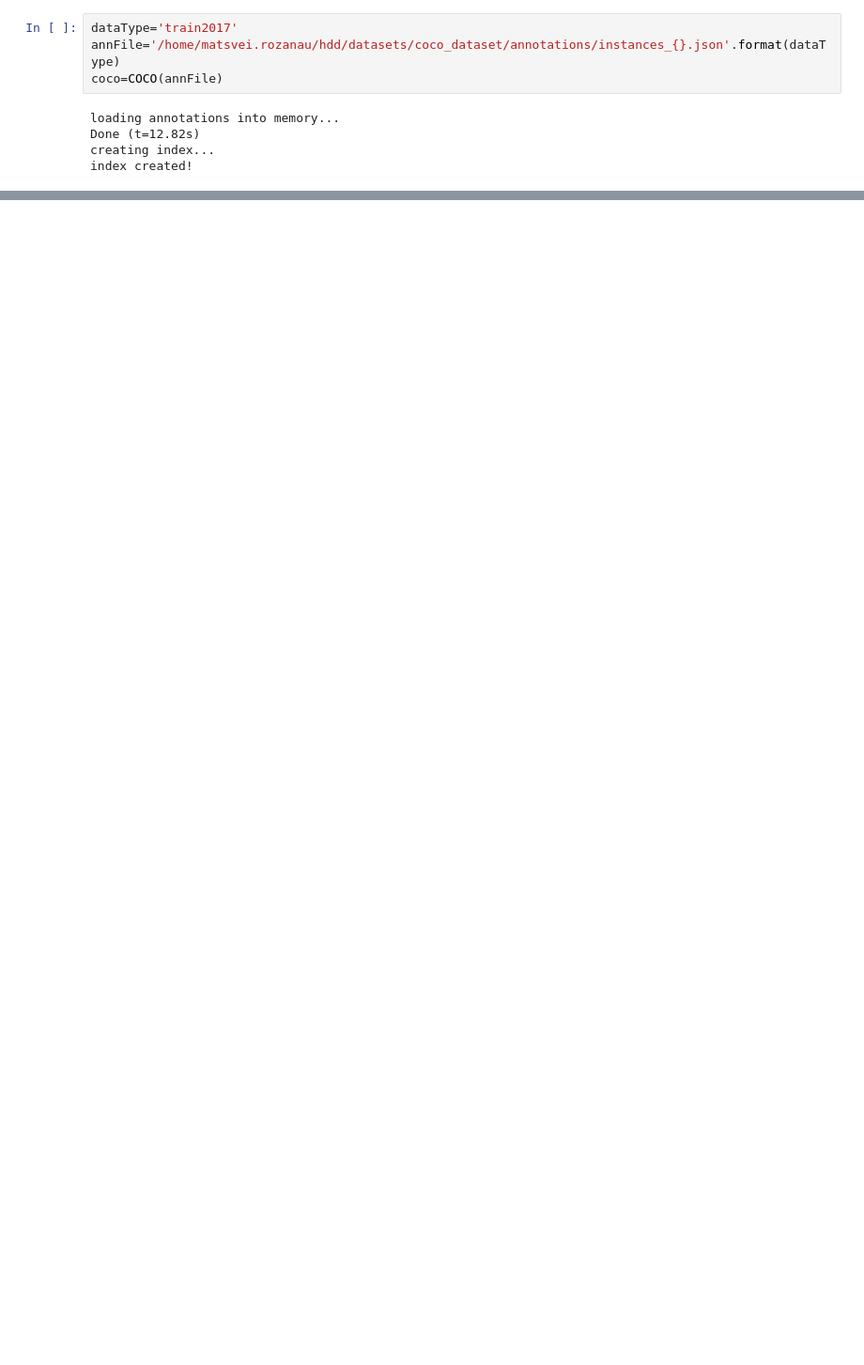
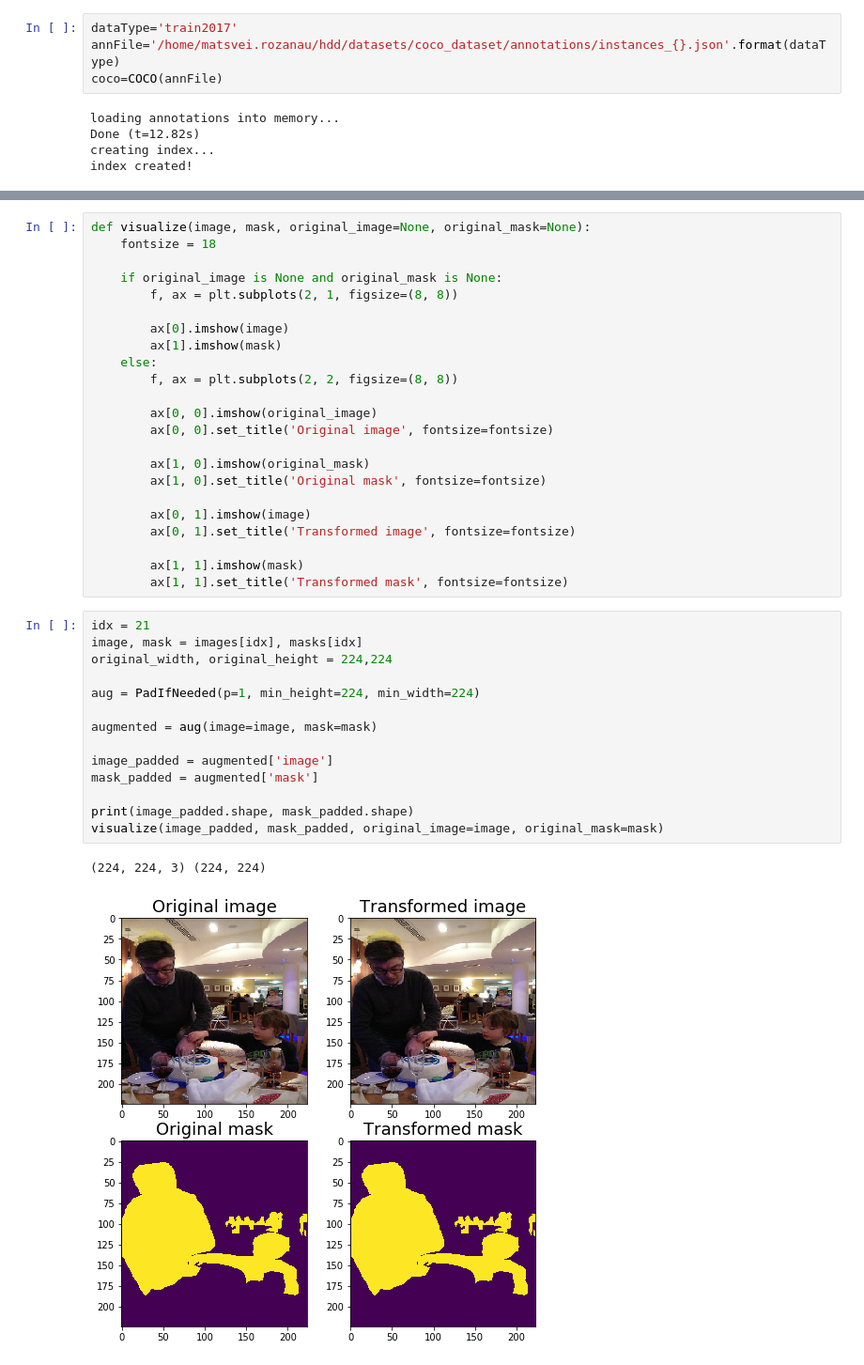
Before and after one commit to mattroz/mobilenet_segmentation, a Jupyter notebook: coco_segmentation_test.ipynb, the cells around one changed output, grey strips where cells are left out. Shown at 94% size. Saved outputs shown, nothing was run; the diff lists cells and outputs as text; blank space fills up the shorter version.

```diff
--- a/coco_segmentation_test.ipynb
+++ b/coco_segmentation_test.ipynb
@@ -111,0 +149,40 @@ len(d)
+# %%
+def visualize(image, mask, original_image=None, original_mask=None):
+    fontsize = 18
+
+    if original_image is None and original_mask is None:
+        f, ax = plt.subplots(2, 1, figsize=(8, 8))
+
+        ax[0].imshow(image)
+        ax[1].imshow(mask)
+    else:
+        f, ax = plt.subplots(2, 2, figsize=(8, 8))
+
+        ax[0, 0].imshow(original_image)
+        ax[0, 0].set_title('Original image', fontsize=fontsize)
+
+        ax[1, 0].imshow(original_mask)
+        ax[1, 0].set_title('Original mask', fontsize=fontsize)
+
+        ax[0, 1].imshow(image)
+        ax[0, 1].set_title('Transformed image', fontsize=fontsize)
+
+        ax[1, 1].imshow(mask)
+        ax[1, 1].set_title('Transformed mask', fontsize=fontsize)
+# %%
+idx = 21
+image, mask = images[idx], masks[idx]
+original_width, original_height = 224,224
+
+aug = PadIfNeeded(p=1, min_height=224, min_width=224)
+
+augmented = aug(image=image, mask=mask)
+
+image_padded = augmented['image']
+mask_padded = augmented['mask']
+
+print(image_padded.shape, mask_padded.shape)
+visualize(image_padded, mask_padded, original_image=image, original_mask=mask)
+# %% [output]
+(224, 224, 3) (224, 224)
+[figure, added]
```
Also changed, not shown: parts of 21 cells of this notebook.
